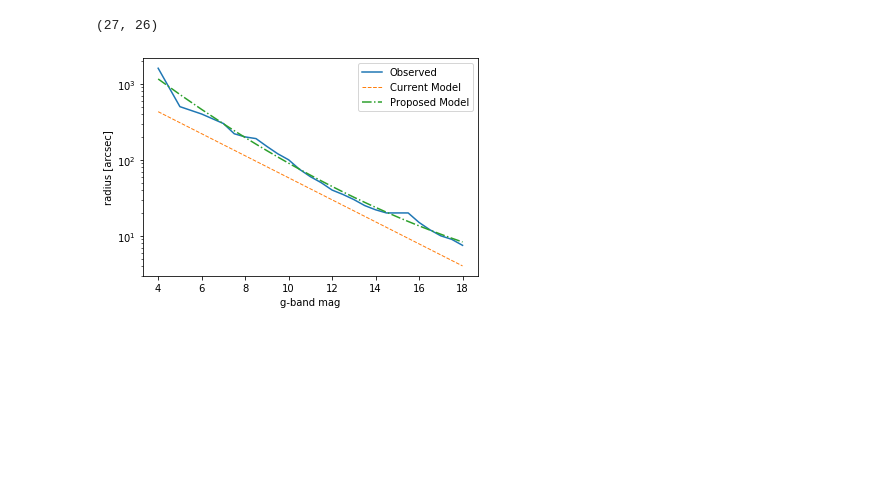
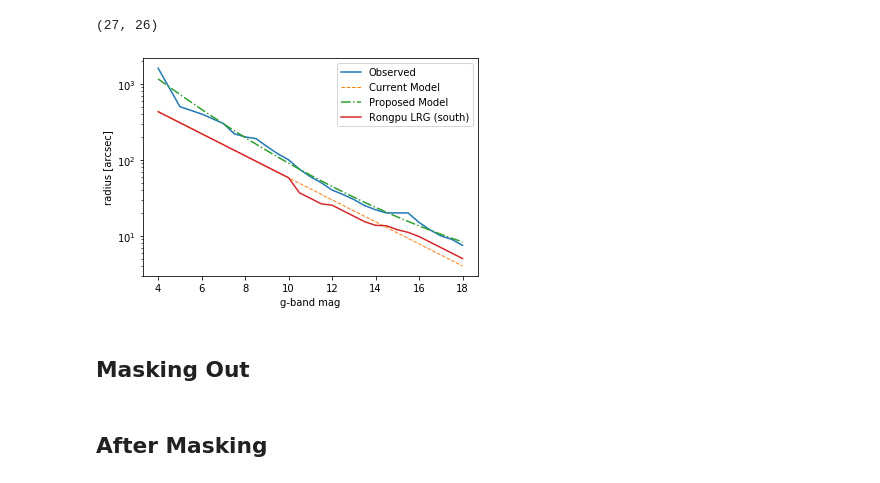
Before and after one commit to mehdirezaie/ELGMask, a Jupyter notebook: gaia_elgmask_south.ipynb, the cells around one changed output. Saved outputs shown, nothing was run; the diff lists cells and outputs as text; code cells hidden in the pictures; blank space fills up the shorter version.

```diff
--- a/gaia_elgmask_south.ipynb
+++ b/gaia_elgmask_south.ipynb
@@ -159,7 +151,7 @@ done in 37.0707745552063
 [figure]
 ... (40 outputs left out)
 # %%
-radii = [1600., 500., 400., 300., 220., 200., 190., 150., 120., 100.,
+radii_ = [1600., 500., 400., 300., 220., 200., 190., 150., 120., 100.,
          75., 60., 50., 40., 35., 30., 25., 22., 20., 20., 20., 15., 12., 10.,
          9., 7.5]
 # %%
@@ -181,13 +175,26 @@ res = curve_fit(fun, x, y, [1., 1., 1.])
+# %%
+mags = np.array([4.0, 9.0, 10.0, 10.5, 11.5, 12.0, 12.5, 13.5, 14.0, 14.5, 15.0, 15.5, 16.0, 17.0, 18.0])
+radii = np.array([429.18637985, 80.95037032, 57.98737129, 36.80882682,
+        26.36735446, 25.29190318, 21.40616169, 15.33392671,
+        13.74150366, 13.56870306, 12.03092488, 11.10823009,
+         9.79334208, 7.01528803, 5.02527796])
+log_radii = np.log10(radii)
+f_radius_log_south = interp1d(mags, log_radii, bounds_error=False, fill_value='extrapolate')
+f_radius_south = lambda mags: 10**f_radius_log_south(mags)
 # %%
 params = []
 
-plt.plot(x, radii, label='Observed')
+plt.plot(x, radii_, label='Observed')
 plt.plot(x, mag2r(x), label='Current Model', ls='--', lw=1)
 plt.plot(x, 10**(fun(x, *res[0])), label='Proposed Model', ls='-.')
+plt.plot(x, f_radius_south(x), label='Rongpu LRG (south)')
+
 plt.xlabel('g-band mag')
 plt.ylabel('radius [arcsec]')
 plt.legend()
 plt.yscale('log')
 plt.savefig('rad_mag_gaia.png', dpi=300, bbox_inches='tight')
 # %% [output]
-[figure, old version]
+[figure, new version]
+# %% [markdown]
+## Masking Out
@@ -193,0 +250,2 @@ plt.savefig('rad_mag_gaia.png', dpi=300, bbox_inches='tight')
+# %% [markdown]
+## After Masking
```
Also changed, not shown: parts of 14 cells of this notebook, 3 other files.
